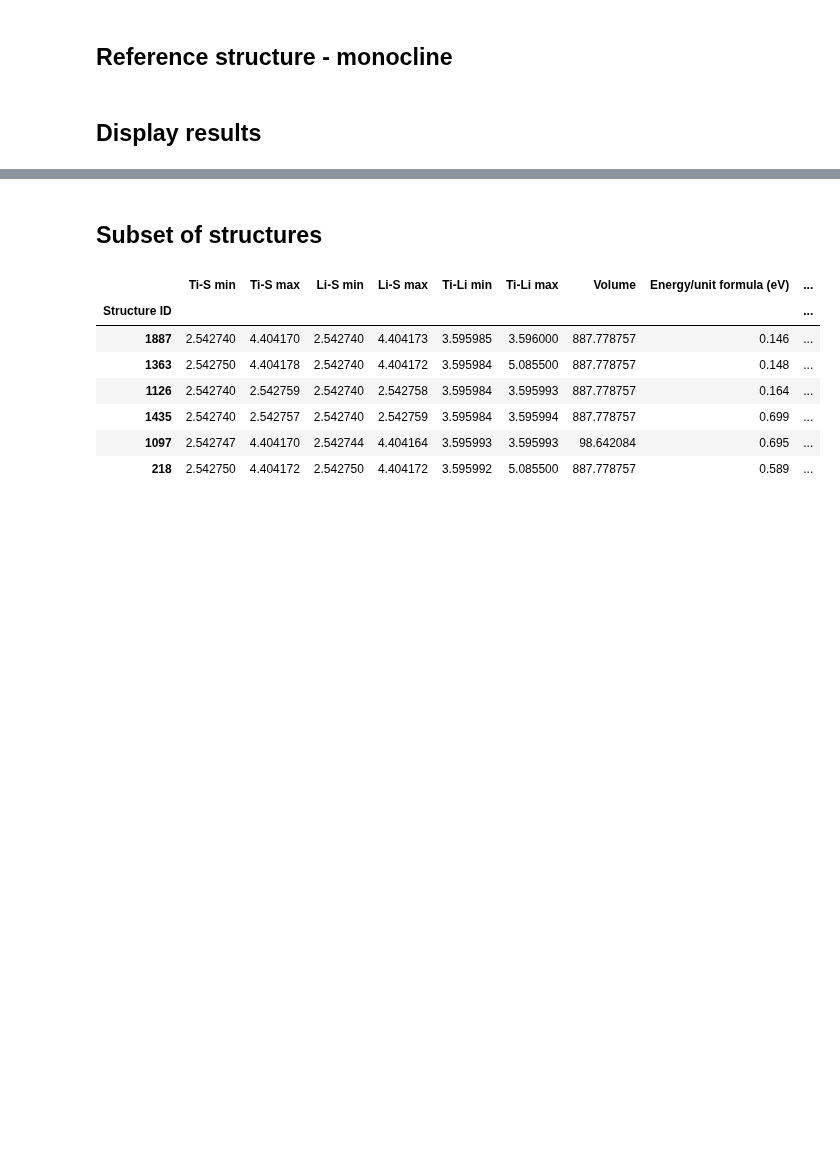
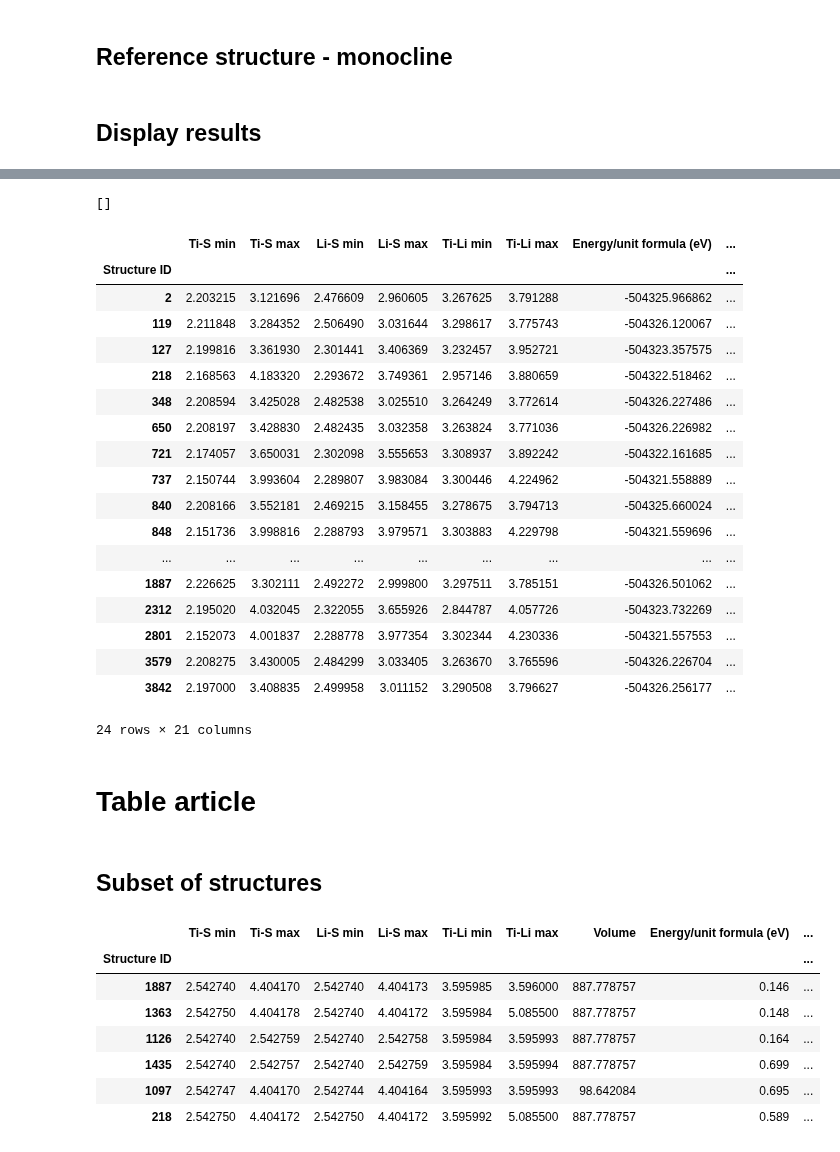
Before and after one commit to cmsg-icl/solid-solutions, a Jupyter notebook: Li2TiS.ipynb, the cells around one changed output, grey strips where cells are left out. Cells and saved outputs as stored; diff of their text form; code cells hidden in the pictures; blank space fills up the shorter version.

```diff
--- a/Li2TiS.ipynb
+++ b/Li2TiS.ipynb
@@ -331,0 +367,55 @@ df.sort_values('Energy/unit formula (eV)', axis=0, ascending=True, inplace=False
+# %%
+volume_prim
+# %% [output]
+[]
+# %%
+df = pd.DataFrame(list(zip(ti_s_distance_min,ti_s_distance_max,
+                           li_s_distance_min,li_s_distance_max,
+                            ti_li_distance_min, ti_li_distance_max,
+                          energy,np.round(energy_norm,3),np.round(band_gap,3),
+                           a,b,c,
+                           alpha,beta,gamma,
+                           volume_prim,volume_conv,
+                           mulliken_li,mulliken_li,mulliken_s,
+                           description,
+                           )),
+                           #a,b,c,alpha,beta,gamma,converged)),
+                 columns=['Ti-S min','Ti-S max',
+                          'Li-S min','Li-S max',
+                          'Ti-Li min','Ti-Li max', 'Energy/unit formula (eV)',
+                          'Energy/unit formula (-E mono) (eV)',
+                          'Band Gap (eV)',
+                          'a','b','c','alpha','beta','gamma',
+                          'volume prim','volume conv',
+                          'mulliken Ti','mulliken Li','mulliken S',
+                          'Description',
+                          ],
+                          #'a','b','c','alpha','beta','gamma','Converged (TMP)'],
+                 index=selected_structures)
+
+df.index.name = 'Structure ID'
+df.sort_values('Energy/unit formula (eV)', axis=0, ascending=True, inplace=False)
+df.to_csv('data/table.csv')
+display(df)
+# %% [output]
+|  | Ti-S min | Ti-S max | Li-S min | Li-S max | Ti-Li min | Ti-Li max | Energy/unit formula (eV) | ... |
+| Structure ID |  |  |  |  |  |  |  | ... |
+| 2 | 2.203215 | 3.121696 | 2.476609 | 2.960605 | 3.267625 | 3.791288 | -504325.966862 | ... |
+| 119 | 2.211848 | 3.284352 | 2.506490 | 3.031644 | 3.298617 | 3.775743 | -504326.120067 | ... |
+| 127 | 2.199816 | 3.361930 | 2.301441 | 3.406369 | 3.232457 | 3.952721 | -504323.357575 | ... |
+| 218 | 2.168563 | 4.183320 | 2.293672 | 3.749361 | 2.957146 | 3.880659 | -504322.518462 | ... |
+| 348 | 2.208594 | 3.425028 | 2.482538 | 3.025510 | 3.264249 | 3.772614 | -504326.227486 | ... |
+| 650 | 2.208197 | 3.428830 | 2.482435 | 3.032358 | 3.263824 | 3.771036 | -504326.226982 | ... |
+| 721 | 2.174057 | 3.650031 | 2.302098 | 3.555653 | 3.308937 | 3.892242 | -504322.161685 | ... |
+| 737 | 2.150744 | 3.993604 | 2.289807 | 3.983084 | 3.300446 | 4.224962 | -504321.558889 | ... |
+| 840 | 2.208166 | 3.552181 | 2.469215 | 3.158455 | 3.278675 | 3.794713 | -504325.660024 | ... |
+| 848 | 2.151736 | 3.998816 | 2.288793 | 3.979571 | 3.303883 | 4.229798 | -504321.559696 | ... |
+| ... | ... | ... | ... | ... | ... | ... | ... | ... |
+| 1887 | 2.226625 | 3.302111 | 2.492272 | 2.999800 | 3.297511 | 3.785151 | -504326.501062 | ... |
+| 2312 | 2.195020 | 4.032045 | 2.322055 | 3.655926 | 2.844787 | 4.057726 | -504323.732269 | ... |
+| 2801 | 2.152073 | 4.001837 | 2.288778 | 3.977354 | 3.302344 | 4.230336 | -504321.557553 | ... |
+| 3579 | 2.208275 | 3.430005 | 2.484299 | 3.033405 | 3.263670 | 3.765596 | -504326.226704 | ... |
+| 3842 | 2.197000 | 3.408835 | 2.499958 | 3.011152 | 3.290508 | 3.796627 | -504326.256177 | ... |
+24 rows × 21 columns
+# %% [markdown]
+# Table article
```
Also changed, not shown: parts of 8 cells of this notebook.
